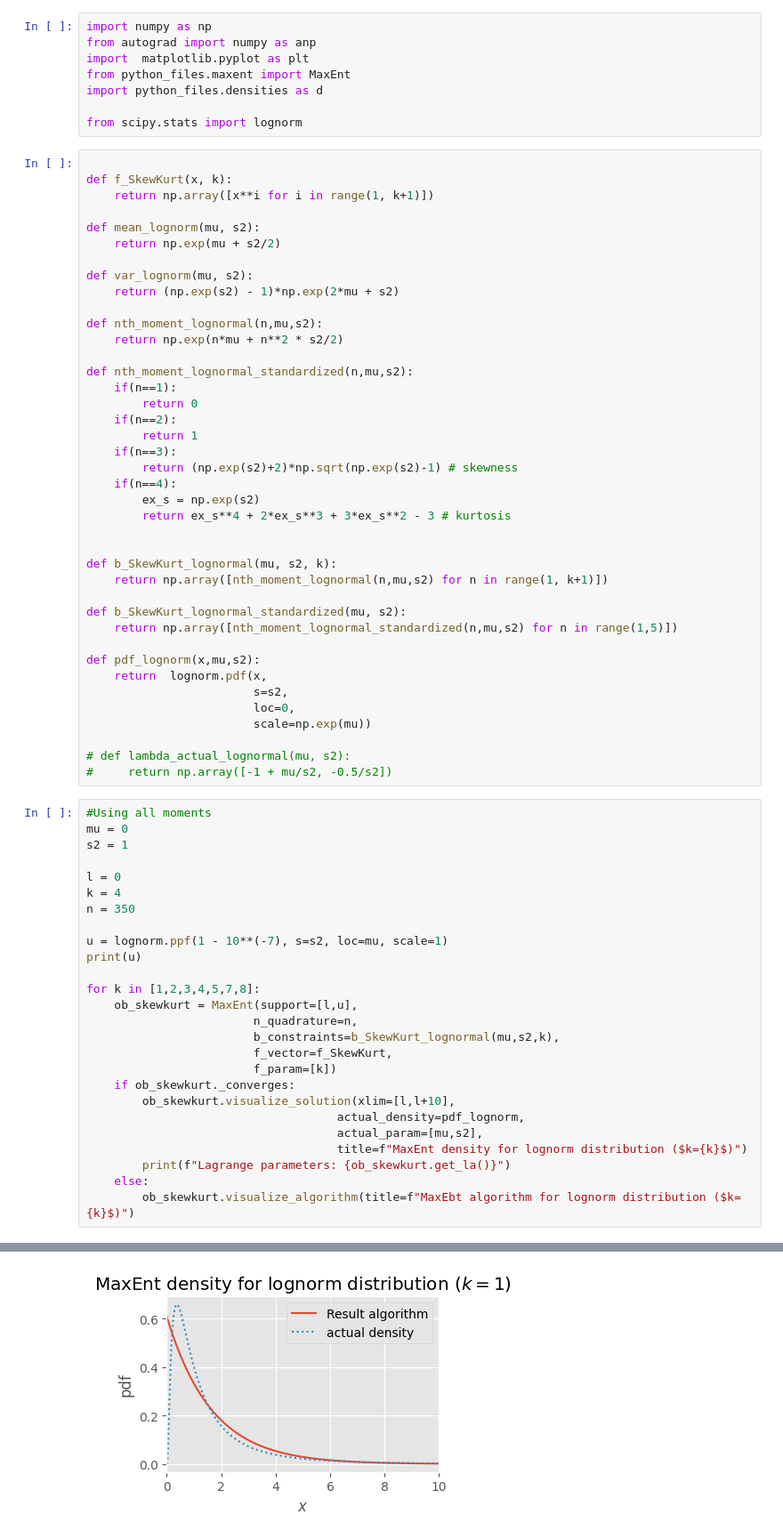
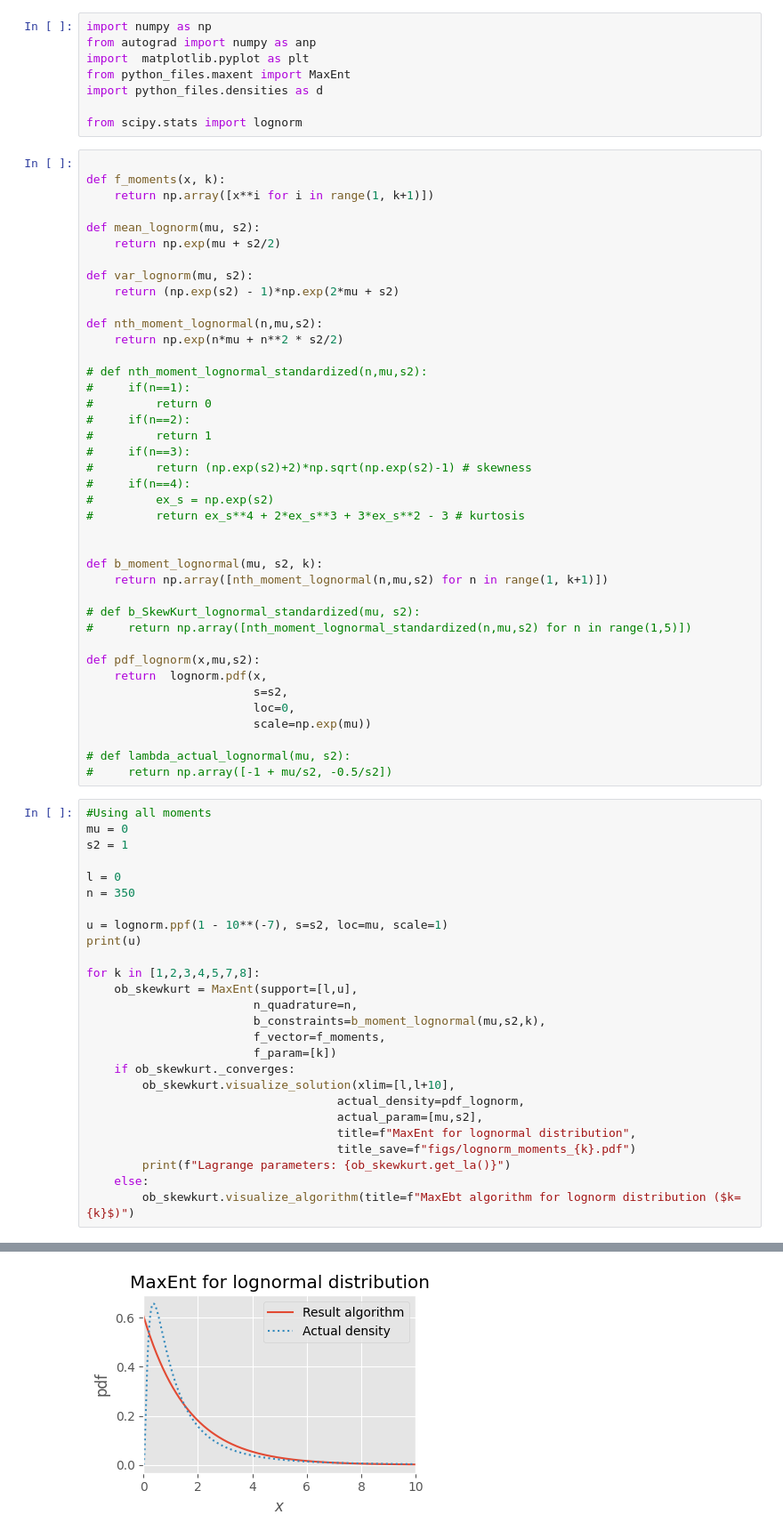
Before and after one commit to LiselotPrins/max_entropy, a Jupyter notebook: lognormal_experiment.ipynb, the cells around one changed output, grey strips where cells are left out. Shown: that part at 89% size. Saved outputs shown, nothing was run; the diff lists cells and outputs as text.

Commit message:
Figures were improved and code cleaned up

```diff
--- a/lognormal_experiment.ipynb
+++ b/lognormal_experiment.ipynb
@@ -8,7 +8,7 @@ import python_files.densities as d
 from scipy.stats import lognorm
 # %%
 
-def f_SkewKurt(x, k):
+def f_moments(x, k):
     return np.array([x**i for i in range(1, k+1)])
 
 def mean_lognorm(mu, s2):
@@ -20,23 +20,23 @@ def var_lognorm(mu, s2):
 def nth_moment_lognormal(n,mu,s2):
     return np.exp(n*mu + n**2 * s2/2)
 
-def nth_moment_lognormal_standardized(n,mu,s2):
-    if(n==1):
-        return 0
-    if(n==2):
-        return 1
-    if(n==3):
-        return (np.exp(s2)+2)*np.sqrt(np.exp(s2)-1) # skewness
-    if(n==4):
-        ex_s = np.exp(s2)
-        return ex_s**4 + 2*ex_s**3 + 3*ex_s**2 - 3 # kurtosis
+# def nth_moment_lognormal_standardized(n,mu,s2):
+#     if(n==1):
+#         return 0
+#     if(n==2):
+#         return 1
+#     if(n==3):
+#         return (np.exp(s2)+2)*np.sqrt(np.exp(s2)-1) # skewness
+#     if(n==4):
+#         ex_s = np.exp(s2)
+#         return ex_s**4 + 2*ex_s**3 + 3*ex_s**2 - 3 # kurtosis
 
 
-def b_SkewKurt_lognormal(mu, s2, k):
+def b_moment_lognormal(mu, s2, k):
     return np.array([nth_moment_lognormal(n,mu,s2) for n in range(1, k+1)])
 
-def b_SkewKurt_lognormal_standardized(mu, s2):
-    return np.array([nth_moment_lognormal_standardized(n,mu,s2) for n in range(1,5)])
+# def b_SkewKurt_lognormal_standardized(mu, s2):
+#     return np.array([nth_moment_lognormal_standardized(n,mu,s2) for n in range(1,5)])
 
 def pdf_lognorm(x,mu,s2):
     return  lognorm.pdf(x,
@@ -49,30 +49,30 @@ def pdf_lognorm(x,mu,s2):
 # %%
 #Using all moments
 mu = 0
 s2 = 1
 
 l = 0
-k = 4
 n = 350
 
 u = lognorm.ppf(1 - 10**(-7), s=s2, loc=mu, scale=1)
 print(u)
 
 for k in [1,2,3,4,5,7,8]:
     ob_skewkurt = MaxEnt(support=[l,u],
                         n_quadrature=n,
-                        b_constraints=b_SkewKurt_lognormal(mu,s2,k),
-                        f_vector=f_SkewKurt,
+                        b_constraints=b_moment_lognormal(mu,s2,k),
+                        f_vector=f_moments,
                         f_param=[k])
     if ob_skewkurt._converges:
         ob_skewkurt.visualize_solution(xlim=[l,l+10],
                                     actual_density=pdf_lognorm,
                                     actual_param=[mu,s2],
-                                    title=f"MaxEnt density for lognorm distribution ($k={k}$)")
+                                    title=f"MaxEnt for lognormal distribution",
+                                    title_save=f"figs/lognorm_moments_{k}.pdf")
         print(f"Lagrange parameters: {ob_skewkurt.get_la()}")
     else:
         ob_skewkurt.visualize_algorithm(title=f"MaxEbt algorithm for lognorm distribution ($k={k}$)")
 # %% [output]
 181.15220369401933
-[figure, old version]
+[figure, new version]
 Lagrange parameters: [-0.60653066]
```
Also changed, not shown: parts of 4 cells of this notebook, 26 other files.
